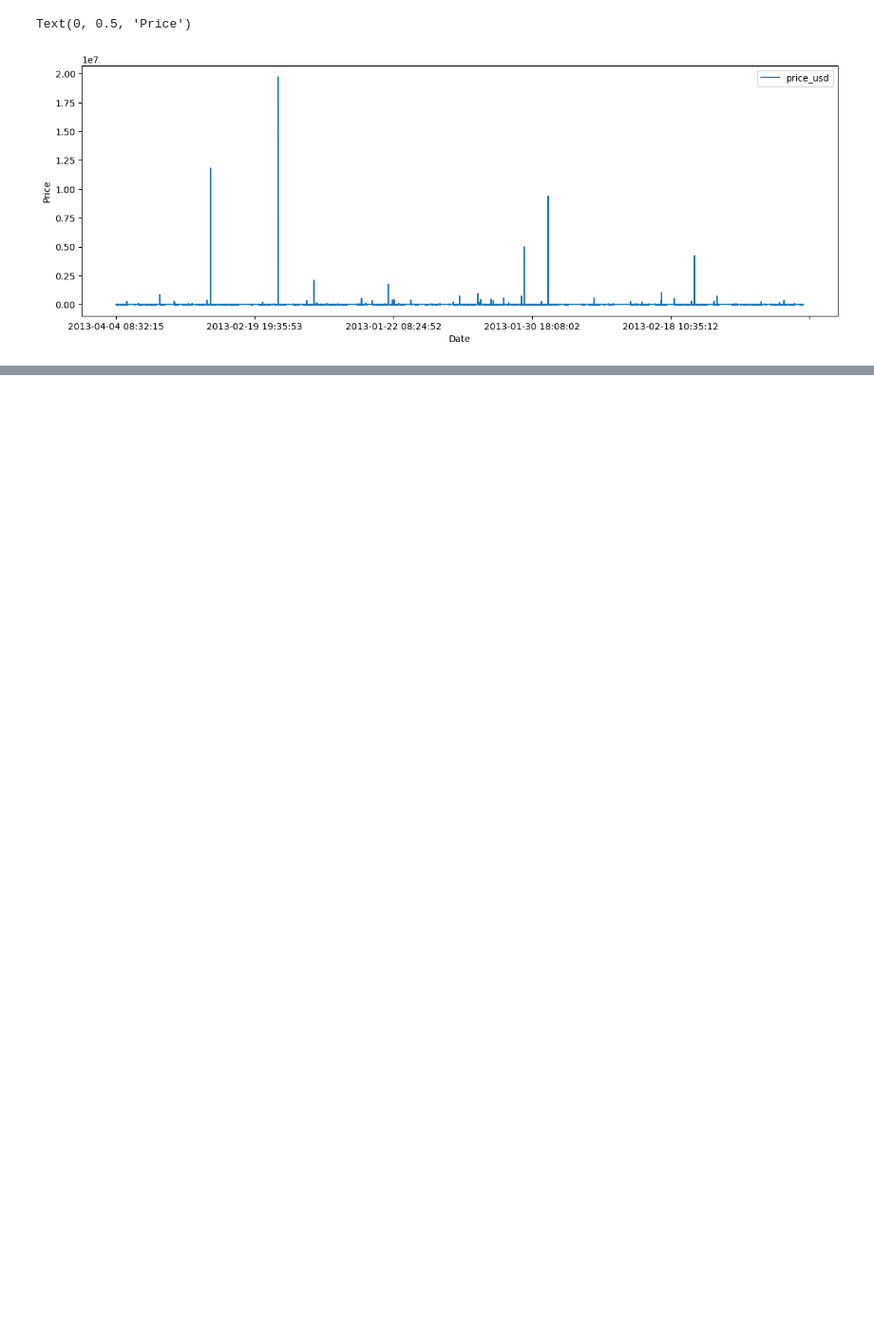
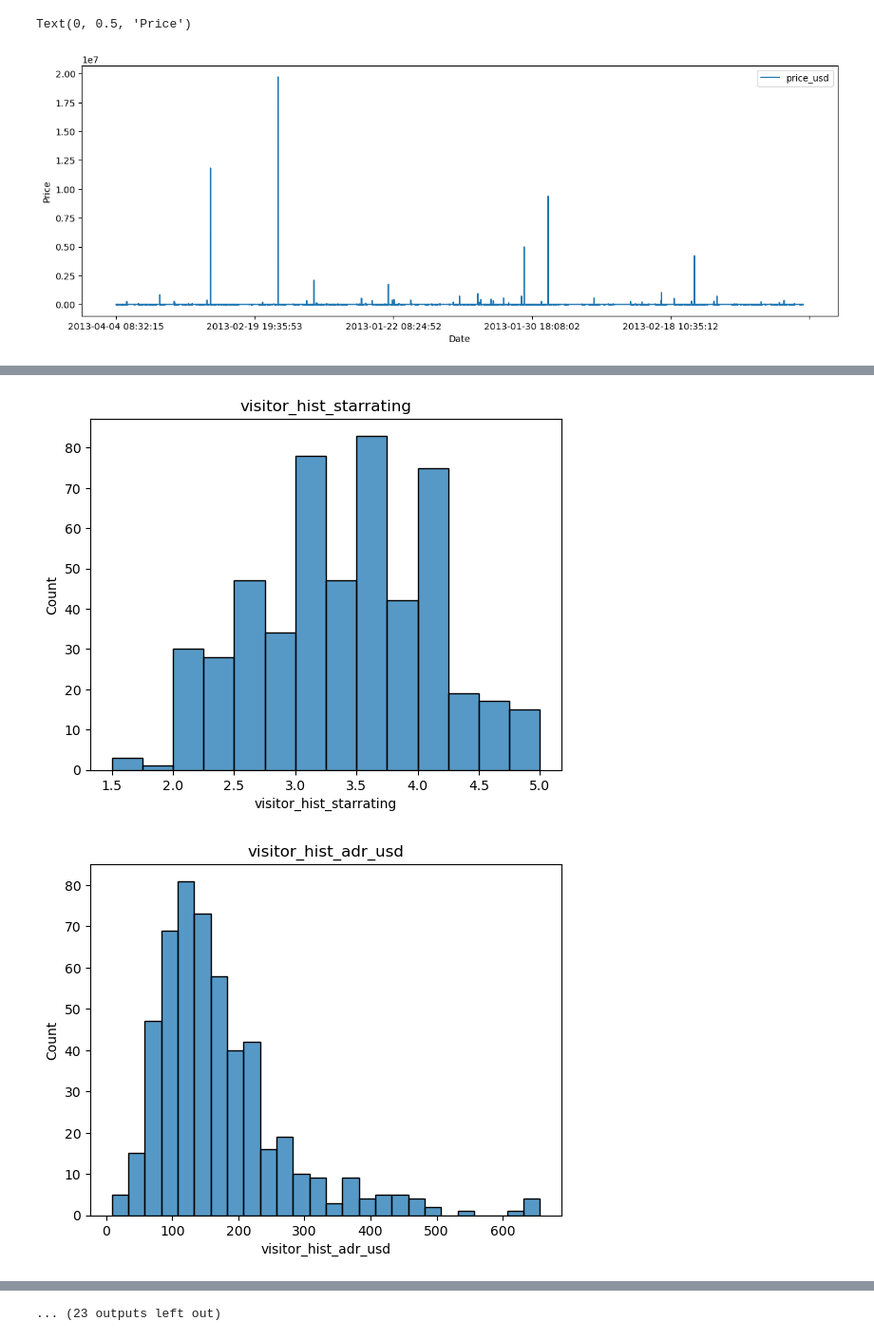
Before and after one commit to Mohammed-majeed/DMT_assignment2, a Jupyter notebook: DMT_assignment2.ipynb, the cells around one changed output, grey strips where cells are left out. Shown at 95% size. Cells and saved outputs as stored; diff of their text form; code cells hidden in the pictures; blank space fills up the shorter version.

```diff
--- a/DMT_assignment2.ipynb
+++ b/DMT_assignment2.ipynb
@@ -211 +211,11 @@ df
 10000 rows × 54 columns
+# %%
+# Visualize the distribution of numerical features
+num_features = ['visitor_hist_starrating', 'visitor_hist_adr_usd', 'prop_starrating', 'prop_review_score', 'prop_location_score1', 'prop_location_score2', 'prop_log_historical_price', 'position', 'price_usd', 'srch_query_affinity_score', 'orig_destination_distance', 'comp1_rate', 'comp1_inv', 'comp1_rate_percent_diff', 'comp2_rate', 'comp2_inv', 'comp2_rate_percent_diff', 'comp3_rate', 'comp3_inv', 'comp3_rate_percent_diff', 'comp4_rate', 'comp4_inv', 'comp4_rate_percent_diff', 'comp5_rate', 'comp5_inv', 'comp5_rate_percent_diff', 'comp6_rate', 'comp6_inv', 'comp6_rate_percent_diff', 'comp7_rate', 'comp7_inv', 'comp7_rate_percent_diff', 'comp8_rate', 'comp8_inv', 'comp8_rate_percent_diff']
+for feature in num_features:
+    sns.histplot(df[feature], kde=False)
+    plt.title(feature)
+    plt.show()
+# %% [output]
+[figure, added]
+[figure, added]
@@ -211,0 +232 @@ df
+... (23 outputs left out)
```
Also changed, not shown: parts of 17 cells of this notebook.
